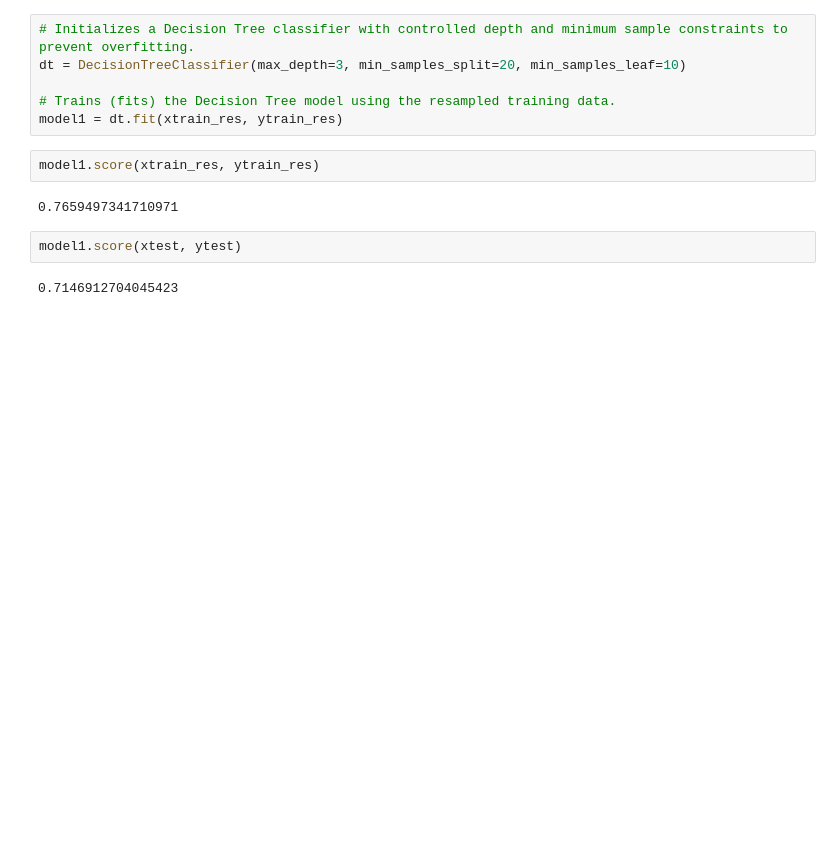
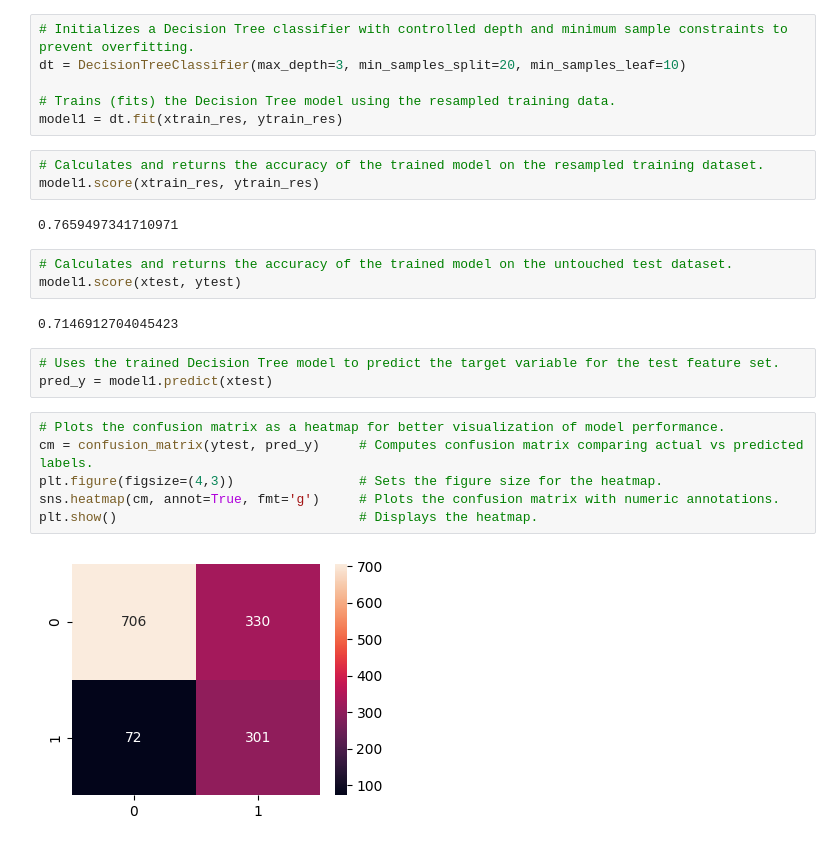
Before and after one commit to Md-Maruf-1727/Machine-Learning-Algorithms, a Jupyter notebook: Decision Tree Classifier/Customer churn prediction/code.ipynb, the cells around one changed output. Drawn from its saved outputs; the diff is of its cells as text; blank space fills up the shorter version.

```diff
--- a/Decision Tree Classifier/Customer churn prediction/code.ipynb
+++ b/Decision Tree Classifier/Customer churn prediction/code.ipynb
@@ -213,11 +213,24 @@ dt = DecisionTreeClassifier(max_depth=3, min_samples_split=20, min_samples_leaf=
 
 # Trains (fits) the Decision Tree model using the resampled training data.
 model1 = dt.fit(xtrain_res, ytrain_res)
-# %%
-model1.score(xtrain_res, ytrain_res)
-# %% [output]
-0.7659497341710971
-# %%
-model1.score(xtest, ytest)
-# %% [output]
-0.7146912704045423
+# %%
+# Calculates and returns the accuracy of the trained model on the resampled training dataset.
+model1.score(xtrain_res, ytrain_res)
+# %% [output]
+0.7659497341710971
+# %%
+# Calculates and returns the accuracy of the trained model on the untouched test dataset.
+model1.score(xtest, ytest)
+# %% [output]
+0.7146912704045423
+# %%
+# Uses the trained Decision Tree model to predict the target variable for the test feature set.
+pred_y = model1.predict(xtest)
+# %%
+# Plots the confusion matrix as a heatmap for better visualization of model performance.
+cm = confusion_matrix(ytest, pred_y)     # Computes confusion matrix comparing actual vs predicted labels.
+plt.figure(figsize=(4,3))                # Sets the figure size for the heatmap.
+sns.heatmap(cm, annot=True, fmt='g')     # Plots the confusion matrix with numeric annotations.
+plt.show()                               # Displays the heatmap.
+# %% [output]
+[figure, added]
```
Also changed, not shown: parts of 5 cells of this notebook.
